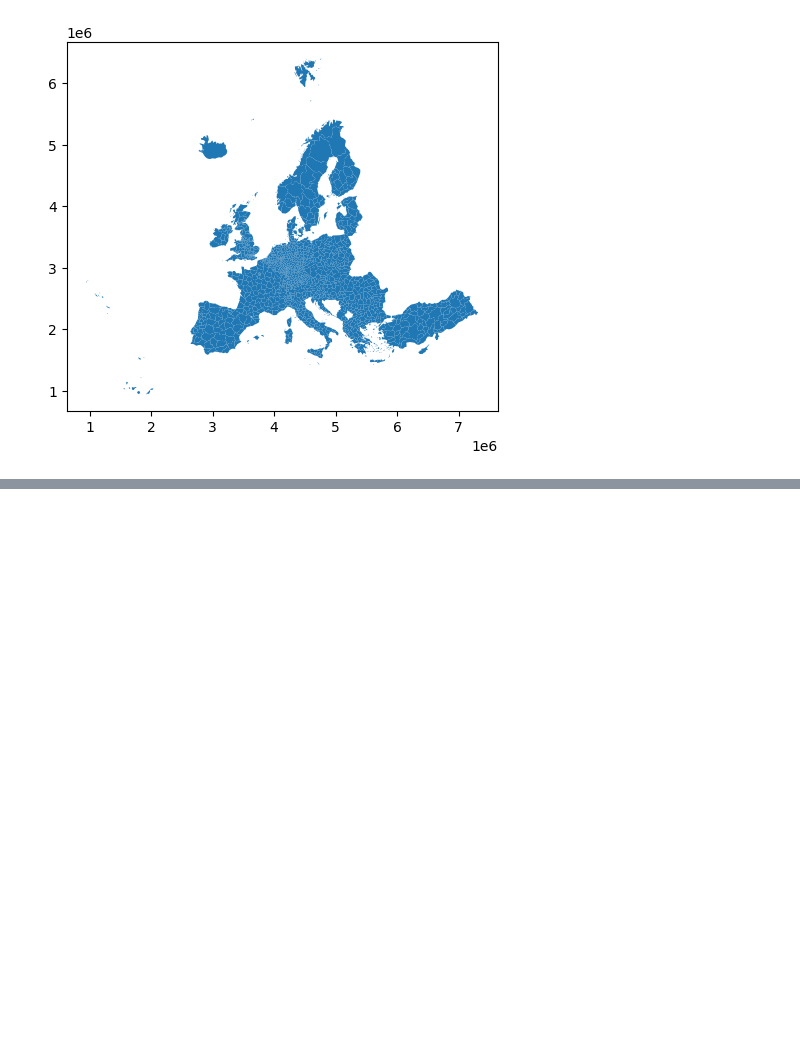
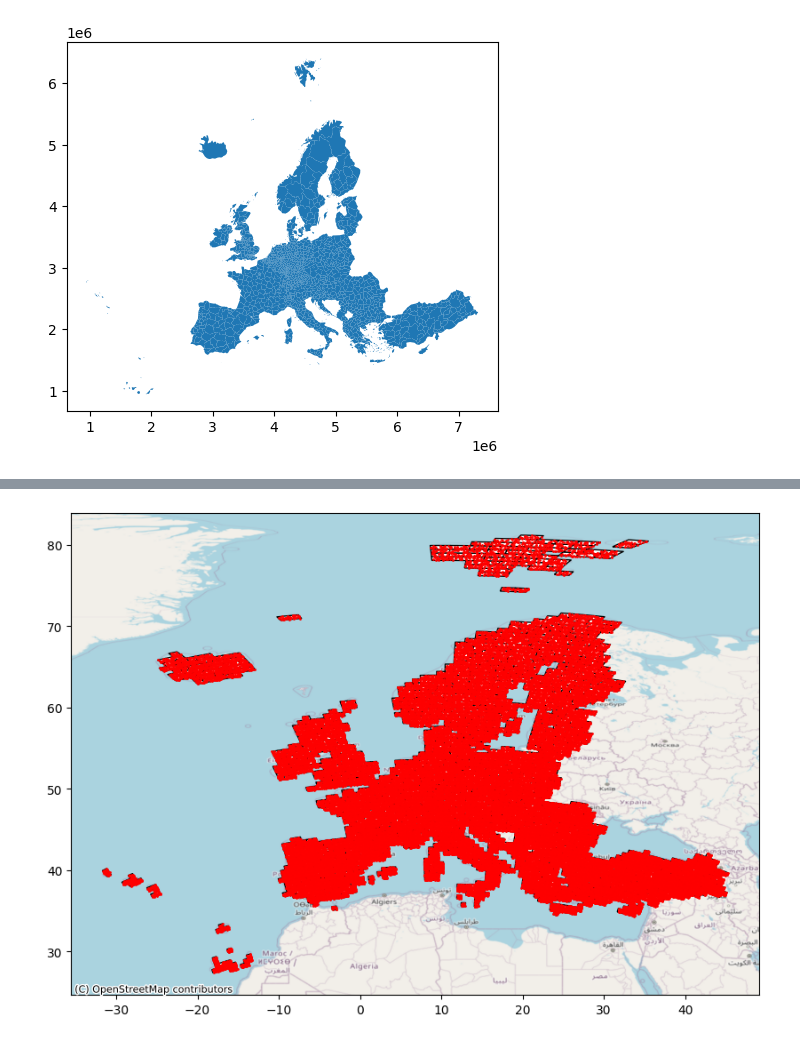
Before and after one commit to sebastianrohr/geocv, a Jupyter notebook: src/europe_iamges.ipynb, the cells around one changed output, grey strips where cells are left out. Cells and saved outputs as stored; diff of their text form; code cells hidden in the pictures; blank space fills up the shorter version.

```diff
--- a/src/europe_iamges.ipynb
+++ b/src/europe_iamges.ipynb
@@ -82,0 +87,23 @@ europe_grid.to_file("europe_grid_10k.shp")
+# %%
+europe_grid.reset_index(inplace=True)
+# %%
+def random_point(polygon):
+    minx, miny, maxx, maxy = polygon.bounds
+    x = np.random.uniform(minx, maxx)
+    y = np.random.uniform(miny, maxy)
+    return Point(x, y)
+# %%
+# create an empty list to store the random points
+points = []
+num_points = 20
+
+# loop through each geometry in the dataframe
+for geom in europe_grid['geometry']:
+    for i in range(num_points):
+        # generate a random point within the geometry
+        point = random_point(geom)
+        # add the point to the list
+        points.append(point)
+
+# create a new geopandas dataframe with the random points
+points_gdf = gpd.GeoDataFrame(geometry=points, crs=europe_grid.crs)
@@ -82,0 +119,11 @@ europe_grid.to_file("europe_grid_10k.shp")
+# %%
+# convert to real world coordinates
+points_gdf_wgs84 = points_gdf.to_crs(epsg=4326)
+# %%
+# plot the points with basemap
+fig, ax = plt.subplots(figsize=(10, 10))
+europe_grid.to_crs(epsg=4326).plot(ax=ax, color='white', edgecolor='black')
+points_gdf_wgs84.plot(ax=ax, color='red', markersize=1)
+ctx.add_basemap(ax, crs=points_gdf_wgs84.crs.to_string(), source=ctx.providers.OpenStreetMap.Mapnik)
+# %% [output]
+[figure, added]
```
Also changed, not shown: parts of 10 cells of this notebook.
